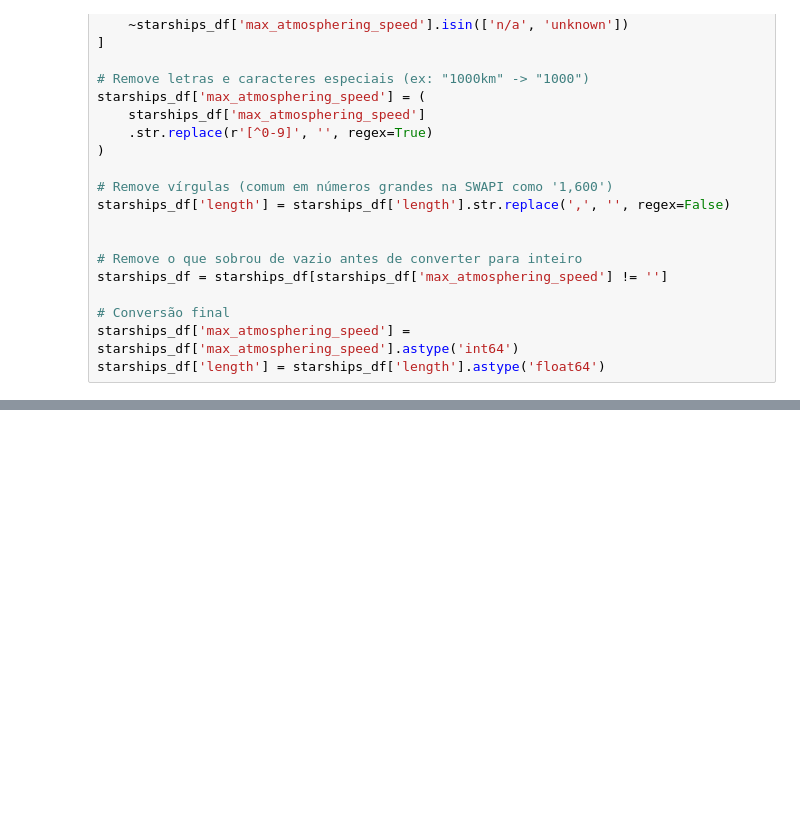
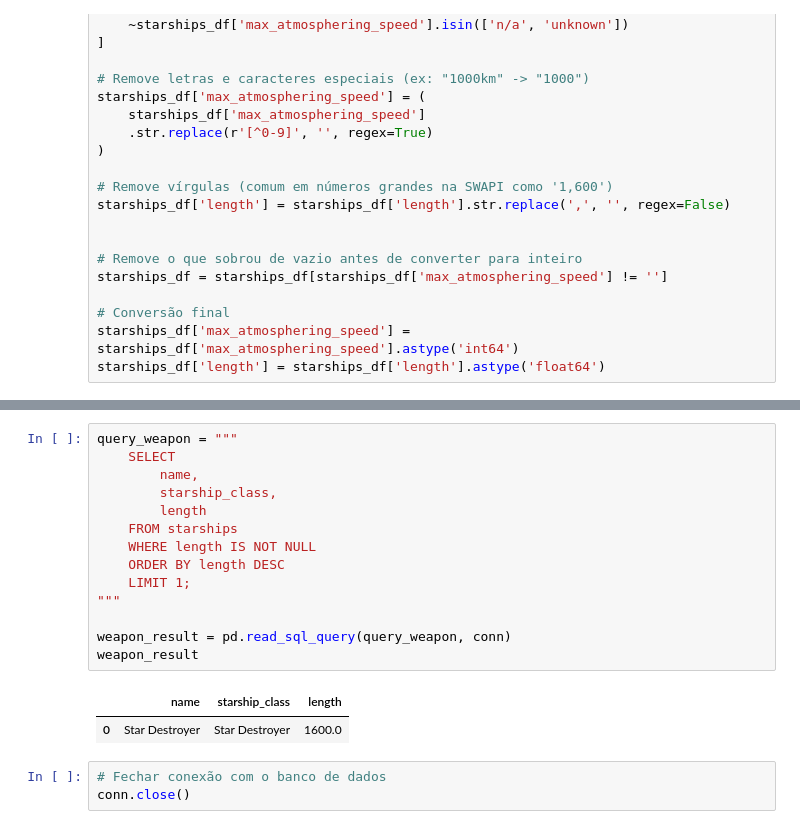
Before and after one commit to huguds/globo-data-engineering-challenge, a Jupyter notebook: swapi_etl_pipeline.ipynb, the cells around one changed output, grey strips where cells are left out. Drawn from its saved outputs; the diff is of its cells as text; blank space fills up the shorter version.

```diff
--- a/swapi_etl_pipeline.ipynb
+++ b/swapi_etl_pipeline.ipynb
@@ -192,0 +353,20 @@ starships_df['length'] = starships_df['length'].astype('float64')
+# %%
+query_weapon = """
+    SELECT
+        name,
+        starship_class,
+        length
+    FROM starships
+    WHERE length IS NOT NULL
+    ORDER BY length DESC
+    LIMIT 1;
+"""
+
+weapon_result = pd.read_sql_query(query_weapon, conn)
+weapon_result
+# %% [output]
+|  | name | starship_class | length |
+| 0 | Star Destroyer | Star Destroyer | 1600.0 |
+# %%
+# Fechar conexão com o banco de dados
+conn.close()
```
Also changed, not shown: parts of 9 cells of this notebook.
